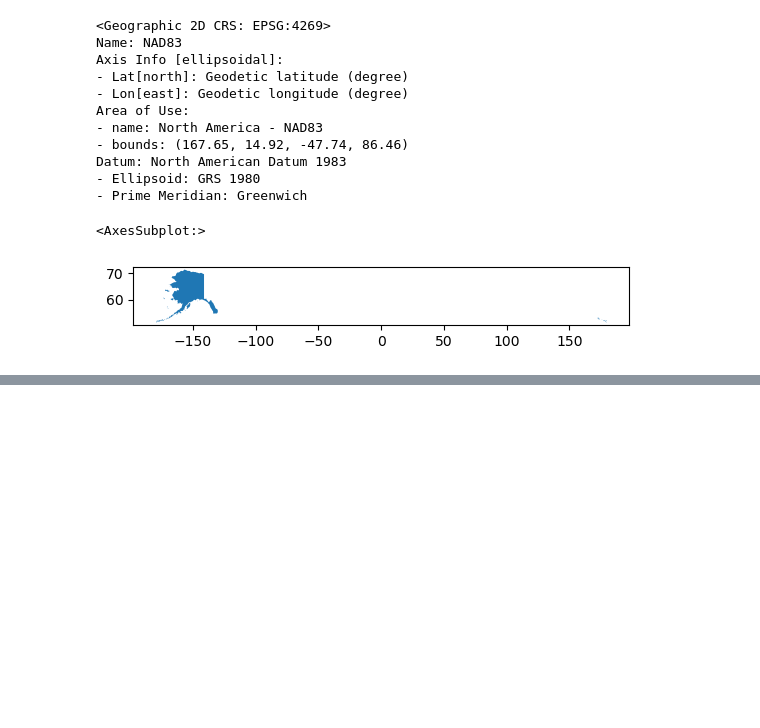
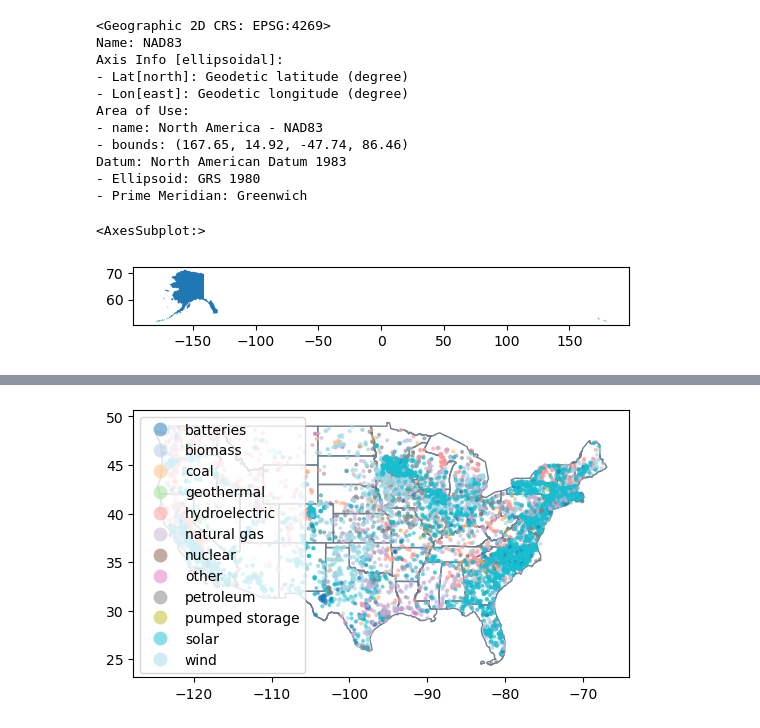
Before and after one commit to mwidas/eds220-week5, a Jupyter notebook: lesson1-setting_crs_on_csv.ipynb, the cells around one changed output, grey strips where cells are left out. Saved outputs shown, nothing was run; the diff lists cells and outputs as text; code cells hidden in the pictures; blank space fills up the shorter version.

```diff
--- a/lesson1-setting_crs_on_csv.ipynb
+++ b/lesson1-setting_crs_on_csv.ipynb
@@ -158,3 +158,25 @@ states[states.region>4]
 | 36 | 9 | 9 | 66 | 01802705 | 66 | GU | Guam | 00 | G4000 | A | 543555849 | ... |
 | 41 | 9 | 9 | 60 | 01802701 | 60 | AS | American Samoa | 00 | G4000 | A | 197759069 | ... |
 | 49 | 9 | 9 | 72 | 01779808 | 72 | PR | Puerto Rico | 00 | G4000 | A | 8869029522 | ... |
+# %%
+states = states[(states.region!=9) & (~states.statefp.isin([2,15]))]
+power_plants = power_plants[~power_plants.state.isin(['Puerto Rico','Hawaii','Alaska'])]
+# %%
+fig, ax = plt.subplots()
+
+# add states
+states.plot(ax=ax,
+            color='none',
+            edgecolor = 'slategray')
+
+# add electric power plants colored by energy source
+power_plants.plot(ax=ax,
+                  column='primsource', # color points according to primsource value
+                  legend=True,    # add legend
+                  markersize = 4, # adjust point size
+                  cmap='tab20', # this color map has 20 different colors
+                  alpha=0.5)
+
+plt.show()
+# %% [output]
+[figure, added]
```
Also changed, not shown: parts of 2 cells of this notebook.
